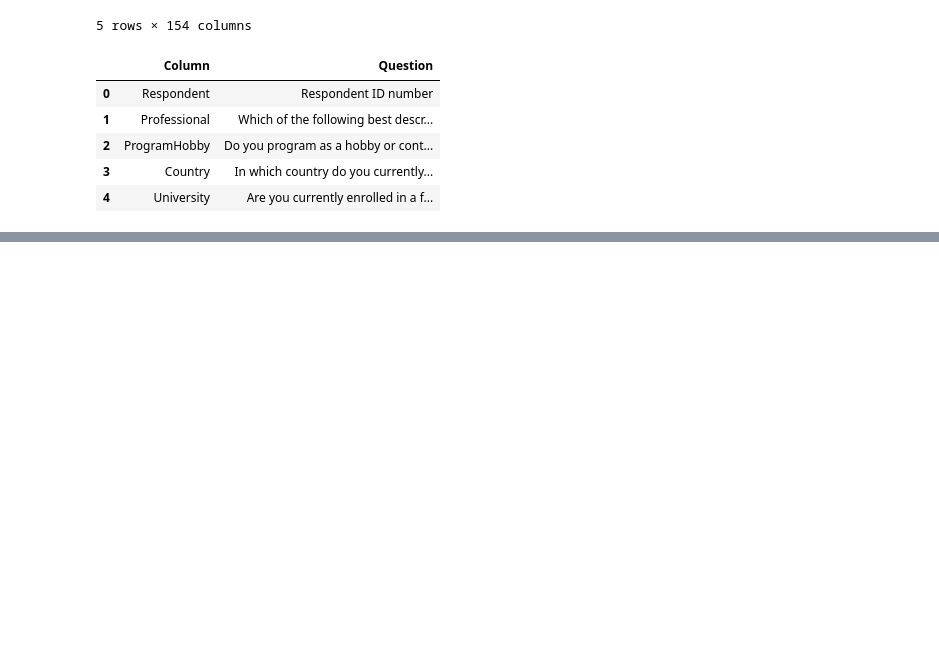
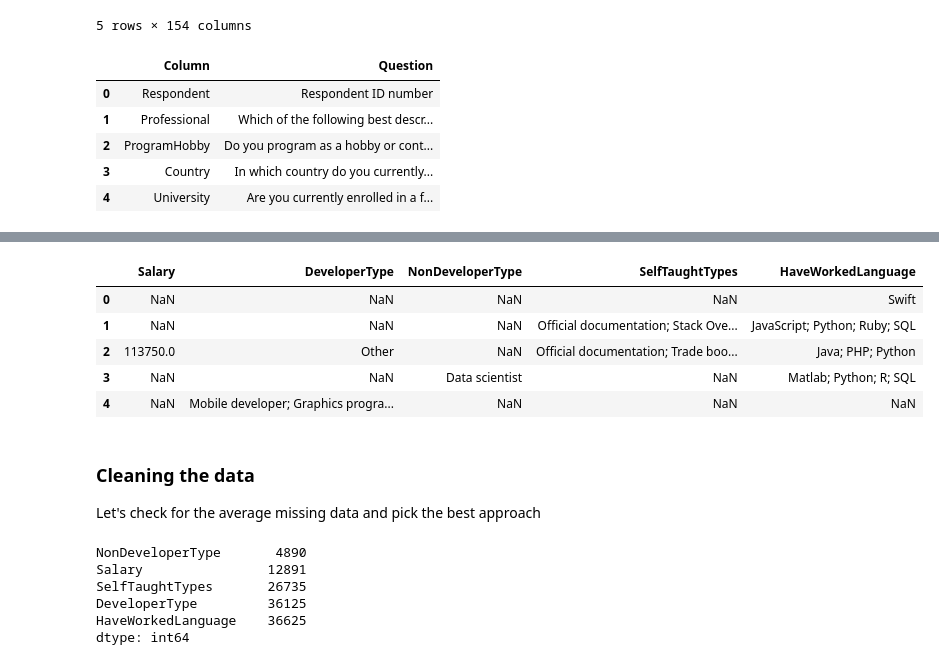
Before and after one commit to abdulaziz-aljamhour/learning_new_language, a Jupyter notebook: stack_overflow_survey_2017.ipynb, the cells around one changed output, grey strips where cells are left out. Saved outputs shown, nothing was run; the diff lists cells and outputs as text; code cells hidden in the pictures; blank space fills up the shorter version.

```diff
--- a/stack_overflow_survey_2017.ipynb
+++ b/stack_overflow_survey_2017.ipynb
@@ -208,0 +277,32 @@ job_counter.most_common(5)
+# %%
+# selecting the columns
+columns_of_interest = [
+    'Salary',
+    'DeveloperType',
+    'NonDeveloperType',
+    'SelfTaughtTypes',
+    'HaveWorkedLanguage'
+]
+
+df_columns_of_interest = df.loc[:, columns_of_interest]
+df_columns_of_interest.head()
+# %% [output]
+|  | Salary | DeveloperType | NonDeveloperType | SelfTaughtTypes | HaveWorkedLanguage |
+| 0 | NaN | NaN | NaN | NaN | Swift |
+| 1 | NaN | NaN | NaN | Official documentation; Stack Ove... | JavaScript; Python; Ruby; SQL |
+| 2 | 113750.0 | Other | NaN | Official documentation; Trade boo... | Java; PHP; Python |
+| 3 | NaN | NaN | Data scientist | NaN | Matlab; Python; R; SQL |
+| 4 | NaN | Mobile developer; Graphics progra... | NaN | NaN | NaN |
+# %% [markdown]
+### Cleaning the data
+Let's check for the average missing data and pick the best approach
+# %%
+# check how many observations are there for each column
+(df_columns_of_interest.shape[0] - df_columns_of_interest.isna().sum()).sort_values()
+# %% [output]
+NonDeveloperType       4890
+Salary                12891
+SelfTaughtTypes       26735
+DeveloperType         36125
+HaveWorkedLanguage    36625
+dtype: int64
```
Also changed, not shown: parts of 102 cells of this notebook.
